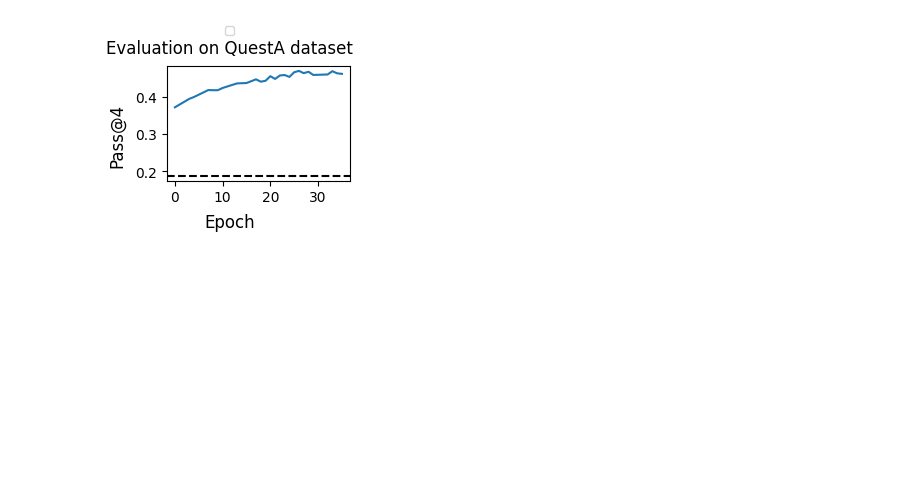
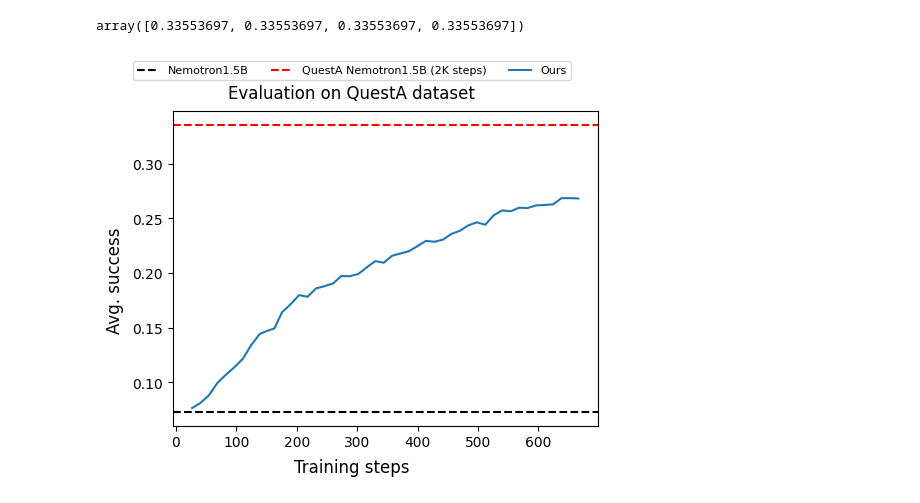
Before and after one commit to chanb/hint_rl, a Jupyter notebook: cc_scripts/plots/check_hint_usefulness-trained.ipynb, the cells around one changed output. Cells and saved outputs as stored; diff of their text form; code cells hidden in the pictures; blank space fills up the shorter version.

```diff
--- a/cc_scripts/plots/check_hint_usefulness-trained.ipynb
+++ b/cc_scripts/plots/check_hint_usefulness-trained.ipynb
@@ -82,12 +91,14 @@ def pass_k(n_success, n_samples, k_samples):
     return pass_k
 # %%
-agg_filename = "agg_eval-per_model.pkl"
+agg_filename = "agg_eval-per_model-success_rate.pkl"
 if os.path.isfile(agg_filename):
     all_results = pickle.load(open(agg_filename, "rb"))
 else:
     for eval_name in tqdm(all_evals):
         curr_dir = os.path.join(data_dir, eval_name)
-        key = eval_name
+        pretrained_steps = int(eval_name.split("hint_rl_")[1].split("-")[0])
+        total_train_steps = pretrained_steps + int(eval_name.split("globalstep")[1])
+        key = total_train_steps
 
         curr_pass_k_results = []
         for sample_filename in os.listdir(os.path.join(curr_dir, "rollout/0")):
@@ -122,46 +133,69 @@ array([0.07332704, 0.12192583, 0.18859764, 0.26929304])
+# %%
+baseline_dir = "/home/chanb/scratch/hint_rl_results/eval_results/per_model/local_eval-questa_no_hint-paper_model"
+
+baseline_pass_k_results_2 = []
+for sample_filename in os.listdir(os.path.join(baseline_dir, "rollout/0")):
+    sample_file = os.path.join(baseline_dir, "rollout/0", sample_filename)
+    sample_result = pd.read_json(path_or_buf=sample_file, lines=True)
+    baseline_pass_k_results_2.append([
+        pass_k(np.sum(sample_result["reward"].to_numpy()), n_samples, k_samples)
+        for k_samples in k_sampless
+    ])
+
+baseline_pass_k_results_2 = np.mean(baseline_pass_k_results_2, axis=0)
+# %%
+baseline_pass_k_results_2
+# %% [output]
+array([0.33553697, 0.33553697, 0.33553697, 0.33553697])
 # %%
 n_rows = 1
 n_cols = 1
-fig, axes = plt.subplots(n_rows, n_cols, figsize=(2.5 * n_cols, 2.0 * n_rows), layout="constrained")
+fig, axes = plt.subplots(n_rows, n_cols, figsize=(5.0 * n_cols, 4.0 * n_rows), layout="constrained")
 
 log_k = 2
-map_keys = {
-    int(key.split("epoch")[1]): key for key in all_results
-}
 
-x_range = sorted(map_keys.keys())
+x_range = sorted(all_results.keys())
 y_vals = [
-    all_results[map_keys[key]][log_k] for key in x_range
+    all_results[key][log_k] for key in x_range
 ]
 
 ax = axes
 ax.axhline(
     baseline_pass_k_results[log_k],
     c="black",
     linestyle="--",
+    label="Nemotron1.5B",
+)
+ax.axhline(
+    baseline_pass_k_results_2[log_k],
+    c="red",
+    linestyle="--",
+    label="QuestA Nemotron1.5B (2K steps)",
 )
 ax.plot(
     x_range,
     y_vals,
+    label="Ours",
 )
 # ax.set_xticks(x_range)
 # ax.set_ylim(-0.1, 1.1)
 
 fig.suptitle("Evaluation on QuestA dataset")
-fig.supylabel("Pass@4")
-fig.supxlabel("Epoch")
+# fig.supylabel("Pass@4")
+fig.supylabel("Avg. success")
+fig.supxlabel("Training steps")
 fig.legend(
     bbox_to_anchor=(0.0, 1.0, 1.0, 0.0),
     loc="lower center",
     ncols=7,
     borderaxespad=0.0,
     frameon=True,
     fontsize="8",
 )
 
 plt.show()
 # %% [output]
-[figure, old version]
+[figure, new version]
 # %%
 all_results
 # %% [output]
```
Also changed, not shown: parts of 6 cells of this notebook, 6 other files.
